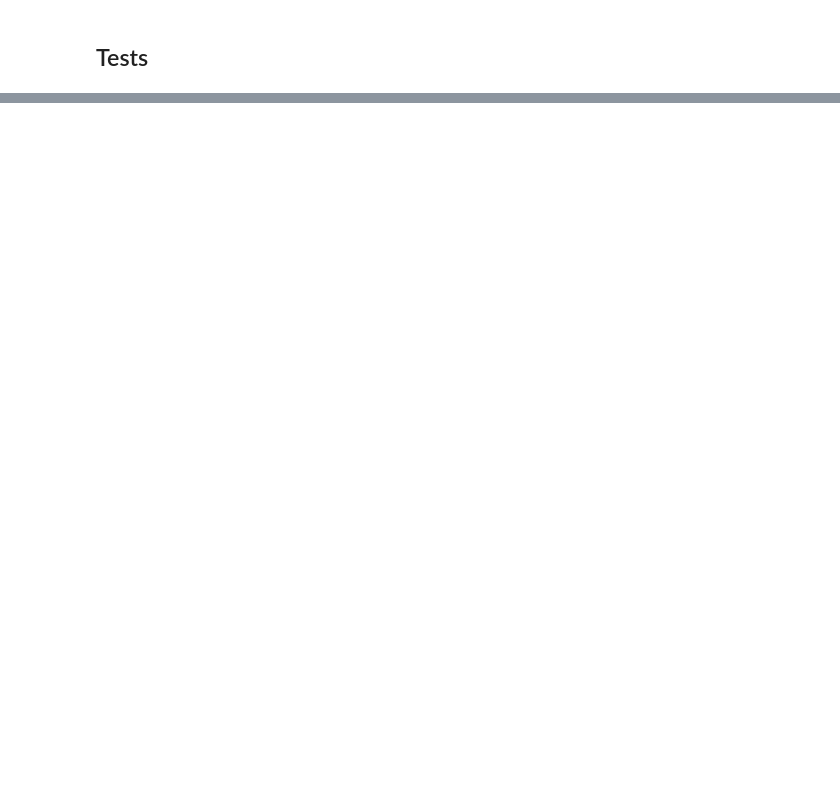
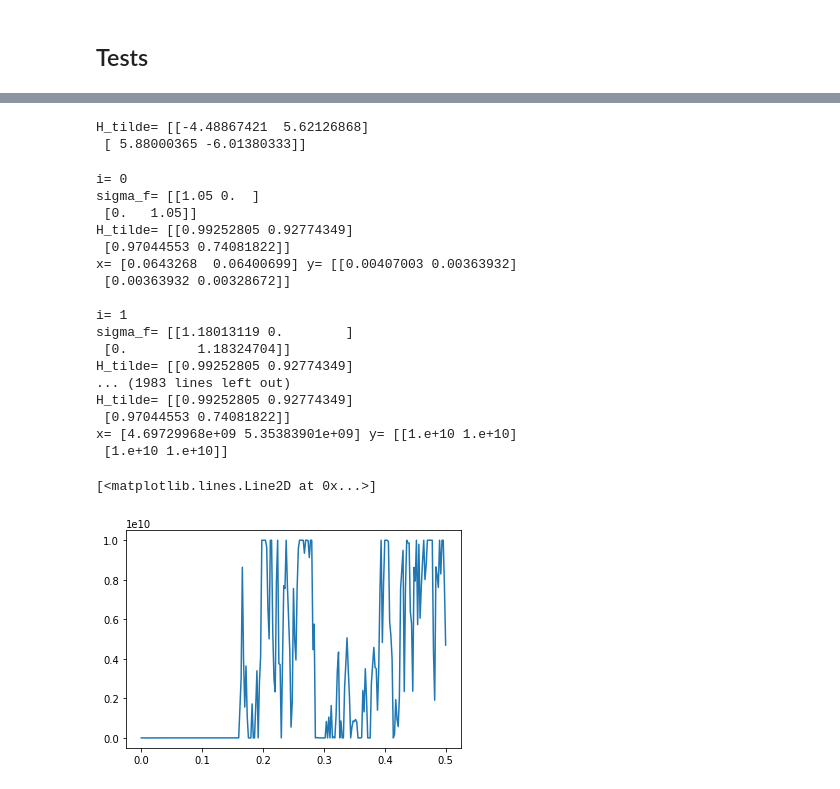
Before and after one commit to AlexisHoussard/Stage-Awalee-2021, a Jupyter notebook: Multidim.ipynb, the cells around one changed output, grey strips where cells are left out. Saved outputs shown, nothing was run; the diff lists cells and outputs as text; code cells hidden in the pictures; blank space fills up the shorter version.

```diff
--- a/Multidim.ipynb
+++ b/Multidim.ipynb
@@ -187,0 +275,79 @@ I,X,Y = simul_multi(M,N,T0,d,chi,delta,init_forward,corr_mat,lmbda,a,b)
+# %%
+d = 2
+chi = [0.015,0.15]
+delta = [0.5,2]
+M = 100000
+N = 250
+T0 = 0.5
+init_forward = [0.05,0.05]
+corr_mat = np.eye(d)
+a = [1,1]
+b = [1,1]
+lmbda = [1,1]
+K = 0.05
+maturities = np.arange(T0,T0+5.5,0.5)
+bonds = [np.exp(-0.05*m) for m in maturities]
+
+print("H_tilde=",np.linalg.inv(H_tilde(chi,delta,d)))
+
+#print(G(0,1,chi,1))
+# %% [output]
+H_tilde= [[-4.48867421  5.62126868]
+ [ 5.88000365 -6.01380333]]
+# %%
+dt = T0/N
+curve = np.zeros(N+1)
+v_uni = vecteur_uni(d)
+chi_mat = diag(chi)
+
+I = np.zeros(d)
+x = np.zeros(d)
+y = np.zeros((d,d))
+Z = np.random.standard_normal(N*d)
+for i in range(N):
+    print("i=",i)
+    t = i * dt
+    #construction de sigma
+    H_tild = H_tilde(chi,delta,d)
+    ft = f(t,chi,delta,d,init_forward,x,y)
+    diag_sigmaf = [lmbda[k] * (a[k] + b[k]*ft[k]) for k in range(d)]
+    sigma_f = diag(diag_sigmaf)
+    Df = D(corr_mat)
+    sigma_i = H_tild.dot(sigma_f.dot(np.transpose(Df)))
+    print("sigma_f=",sigma_f)
+    print("H_tilde=",H_tild)
+
+    # incrément gaussien
+    incr = math.sqrt(dt)*np.array([Z[i*d+j] for j in range(d)])
+
+    I = I - x * dt
+
+    x = lim_diffx(d,x + (y.dot(v_uni) - chi_mat.dot(x)) * dt + sigma_i.dot(incr),a,b)
+
+    y = lim_diffy(d,y + (sigma_i.dot(np.transpose(sigma_i)) - chi_mat.dot(y) - y.dot(chi_mat)) * dt)
+    print("x=",x,"y=",y)
+    curve[i+1] = x[0]
+    print()
+
+absc = [j*dt for j in range(N+1)]
+plt.plot(absc,curve)
+# %% [output]
+i= 0
+sigma_f= [[1.05 0.  ]
+ [0.   1.05]]
+H_tilde= [[0.99252805 0.92774349]
+ [0.97044553 0.74081822]]
+x= [0.0643268  0.06400699] y= [[0.00407003 0.00363932]
+ [0.00363932 0.00328672]]
+
+i= 1
+sigma_f= [[1.18013119 0.        ]
+ [0.         1.18324704]]
+H_tilde= [[0.99252805 0.92774349]
+... (1983 lines left out)
+H_tilde= [[0.99252805 0.92774349]
+ [0.97044553 0.74081822]]
+x= [4.69729968e+09 5.35383901e+09] y= [[1.e+10 1.e+10]
+ [1.e+10 1.e+10]]
+[<matplotlib.lines.Line2D at 0x...>]
+[figure, added]
```
Also changed, not shown: parts of 37 cells of this notebook.
